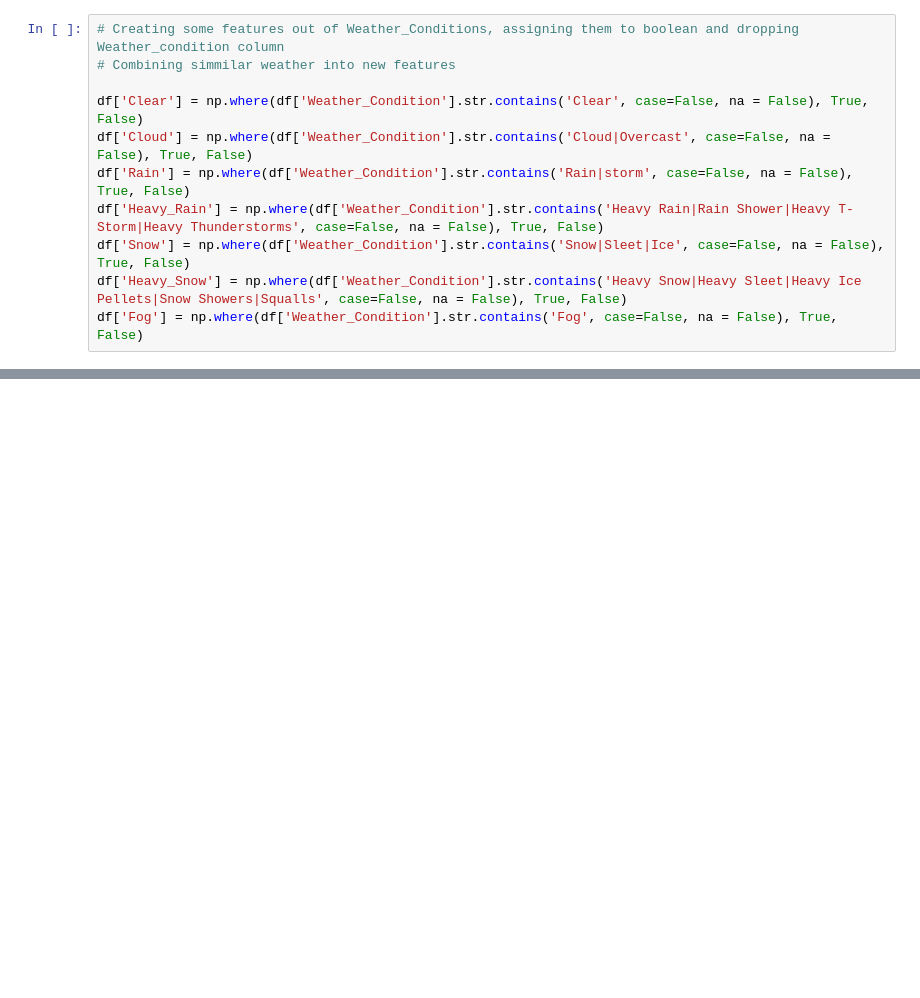
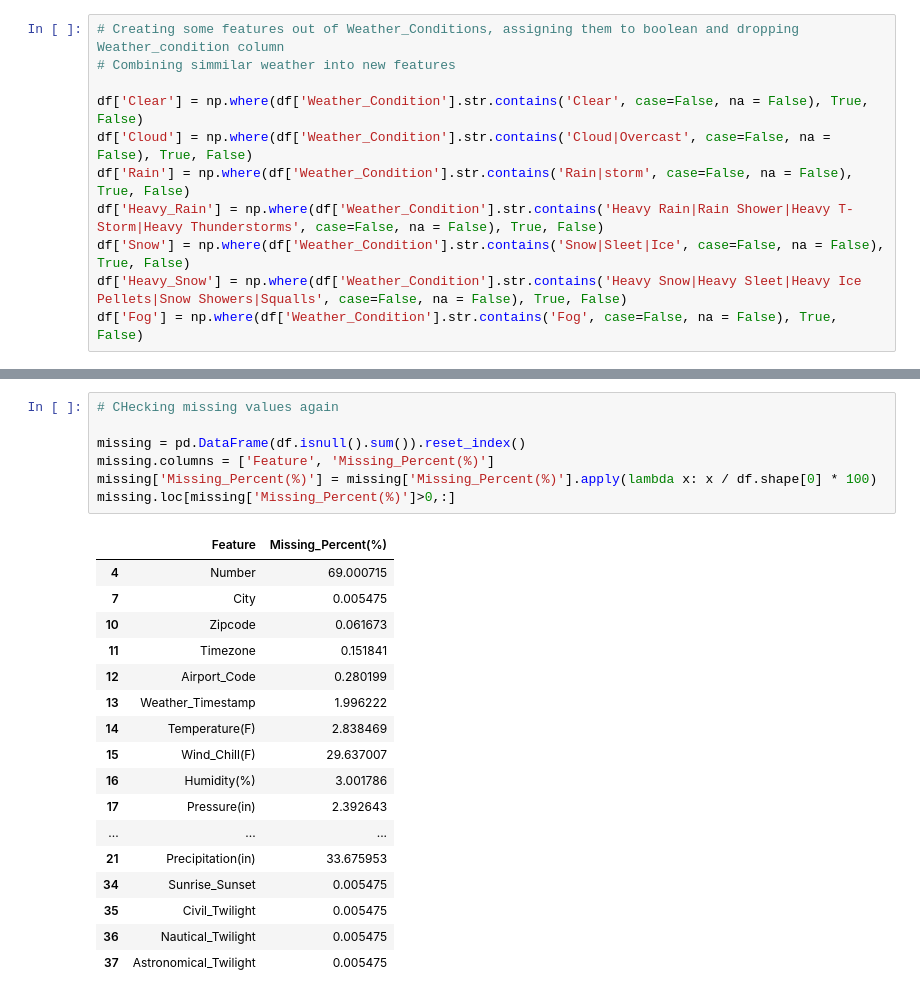
Before and after one commit to AlekseiPronin/FinalProject_DataAnalysis_US_Accidents, a Jupyter notebook: EDA.ipynb, the cells around one changed output, grey strips where cells are left out. Cells and saved outputs as stored; diff of their text form; blank space fills up the shorter version.

```diff
--- a/EDA.ipynb
+++ b/EDA.ipynb
@@ -414,0 +432,25 @@ df['Fog'] = np.where(df['Weather_Condition'].str.contains('Fog', case=False, na
+# %%
+# CHecking missing values again
+
+missing = pd.DataFrame(df.isnull().sum()).reset_index()
+missing.columns = ['Feature', 'Missing_Percent(%)']
+missing['Missing_Percent(%)'] = missing['Missing_Percent(%)'].apply(lambda x: x / df.shape[0] * 100)
+missing.loc[missing['Missing_Percent(%)']>0,:]
+# %% [output]
+|  | Feature | Missing_Percent(%) |
+| 4 | Number | 69.000715 |
+| 7 | City | 0.005475 |
+| 10 | Zipcode | 0.061673 |
+| 11 | Timezone | 0.151841 |
+| 12 | Airport_Code | 0.280199 |
+| 13 | Weather_Timestamp | 1.996222 |
+| 14 | Temperature(F) | 2.838469 |
+| 15 | Wind_Chill(F) | 29.637007 |
+| 16 | Humidity(%) | 3.001786 |
+| 17 | Pressure(in) | 2.392643 |
+| ... | ... | ... |
+| 21 | Precipitation(in) | 33.675953 |
+| 34 | Sunrise_Sunset | 0.005475 |
+| 35 | Civil_Twilight | 0.005475 |
+| 36 | Nautical_Twilight | 0.005475 |
+| 37 | Astronomical_Twilight | 0.005475 |
```
Also changed, not shown: parts of 5 cells of this notebook.
